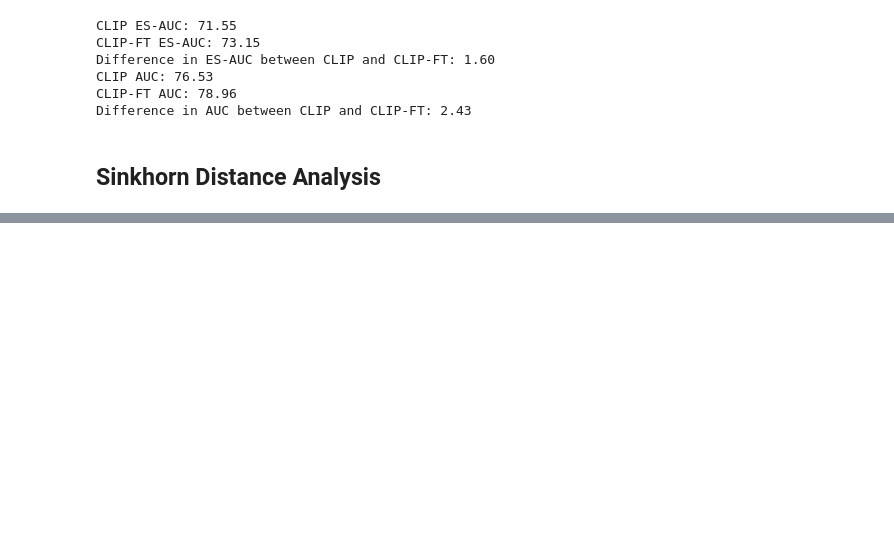
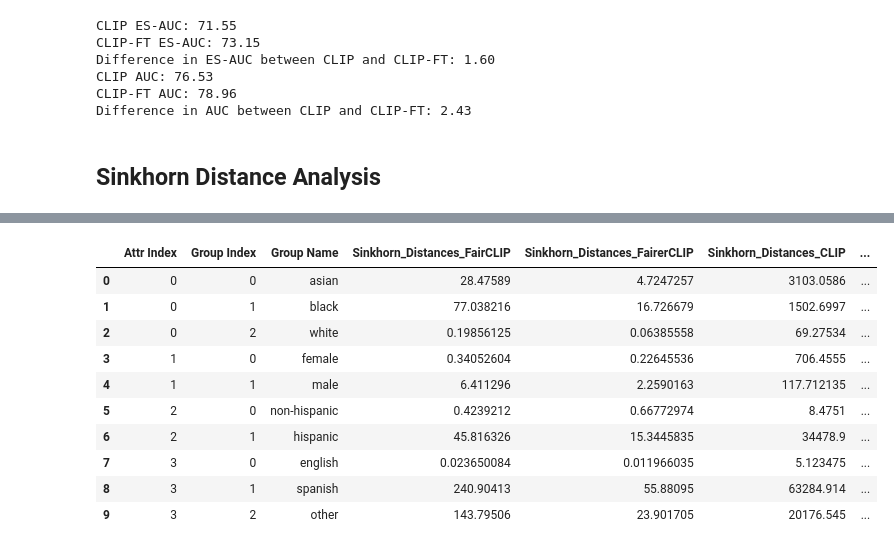
Before and after one commit to stanfris/FairCLIP_Reproducibility, a Jupyter notebook: project_showcase.ipynb, the cells around one changed output, grey strips where cells are left out. Drawn from its saved outputs; the diff is of its cells as text; code cells hidden in the pictures; blank space fills up the shorter version.

```diff
--- a/project_showcase.ipynb
+++ b/project_showcase.ipynb
@@ -1011,0 +1024,80 @@ if not visualization_mode:
+# %%
+import pickle
+
+IDX_TO_GROUP = {
+    0: {0: "asian", 1: "black", 2: "white"},
+    1: {0: "female", 1: "male"},
+    2: {0: "non-hispanic", 1: "hispanic"},
+    3: {0: "english", 1: "spanish", 2: "other"}
+}
+
+with open('FairCLIP/distances_language_example_2.pickle', 'rb') as f:
+    distances = pickle.load(f)
+
+
+data = []
+for (group, subgroup), value in distances['distances'].items():
+    group_name = IDX_TO_GROUP[group][subgroup]
+    data.append([group, subgroup, group_name, value.detach().numpy()])
+
+df = pd.DataFrame(data, columns=["Attr Index", "Group Index", "Group Name", "Sinkhorn_Distances"])
+
+# sort by attr index, then group index
+df.sort_values(["Attr Index", "Group Index"], inplace=True)
+
+with open('FairCLIP/distances_fairerclip_example_2.pickle', 'rb') as f:
+    distances = pickle.load(f)
+
+data = []
+for (group, subgroup), value in distances['distances'].items():
+    group_name = IDX_TO_GROUP[group][subgroup]
+    data.append([group, subgroup, value.detach().numpy()])
+
+df2 = pd.DataFrame(data, columns=["Attr Index", "Group Index", "Sinkhorn_Distances"])
+
+merge_df = pd.merge(df, df2, on=["Attr Index", "Group Index"], suffixes=["_FairCLIP", "_FairerCLIP"])
+
+# also merge distances clip-ft and clip
+
+with open('FairCLIP/distances_clip_example_2.pickle', 'rb') as f:
+    distances = pickle.load(f)
+
+data = []
+
+for (group, subgroup), value in distances['distances'].items():
+    group_name = IDX_TO_GROUP[group][subgroup]
+    data.append([group, subgroup, value.detach().numpy()])
+
+df = pd.DataFrame(data, columns=["Attr Index", "Group Index", "Sinkhorn_Distances_CLIP"])
+
+# sort by attr index, then group index
+df.sort_values(["Attr Index", "Group Index"], inplace=True)
+
+with open('FairCLIP/distances_clip-ft_example_2.pickle', 'rb') as f:
+    distances = pickle.load(f)
+
+data = []
+
+for (group, subgroup), value in distances['distances'].items():
+    group_name = IDX_TO_GROUP[group][subgroup]
+    data.append([group, subgroup, value.detach().numpy()])
+
+df2 = pd.DataFrame(data, columns=["Attr Index", "Group Index", "Sinkhorn_Distances-CLIP-FT"])
+
+# merge all dfs with merge_df
+
+merge_df_2 = pd.merge(merge_df, df, on=["Attr Index", "Group Index"], suffixes=["", ''])
+merge_df = pd.merge(merge_df_2, df2, on=["Attr Index", "Group Index"], suffixes=["", ""])
+display(merge_df)
+# %% [output]
+|  | Attr Index | Group Index | Group Name | Sinkhorn_Distances_FairCLIP | Sinkhorn_Distances_FairerCLIP | Sinkhorn_Distances_CLIP | ... |
+| 0 | 0 | 0 | asian | 28.47589 | 4.7247257 | 3103.0586 | ... |
+| 1 | 0 | 1 | black | 77.038216 | 16.726679 | 1502.6997 | ... |
+| 2 | 0 | 2 | white | 0.19856125 | 0.06385558 | 69.27534 | ... |
+| 3 | 1 | 0 | female | 0.34052604 | 0.22645536 | 706.4555 | ... |
+| 4 | 1 | 1 | male | 6.411296 | 2.2590163 | 117.712135 | ... |
+| 5 | 2 | 0 | non-hispanic | 0.4239212 | 0.66772974 | 8.4751 | ... |
+| 6 | 2 | 1 | hispanic | 45.816326 | 15.3445835 | 34478.9 | ... |
+| 7 | 3 | 0 | english | 0.023650084 | 0.011966035 | 5.123475 | ... |
+| 8 | 3 | 1 | spanish | 240.90413 | 55.88095 | 63284.914 | ... |
+| 9 | 3 | 2 | other | 143.79506 | 23.901705 | 20176.545 | ... |
```
Also changed, not shown: parts of 7 cells of this notebook.
